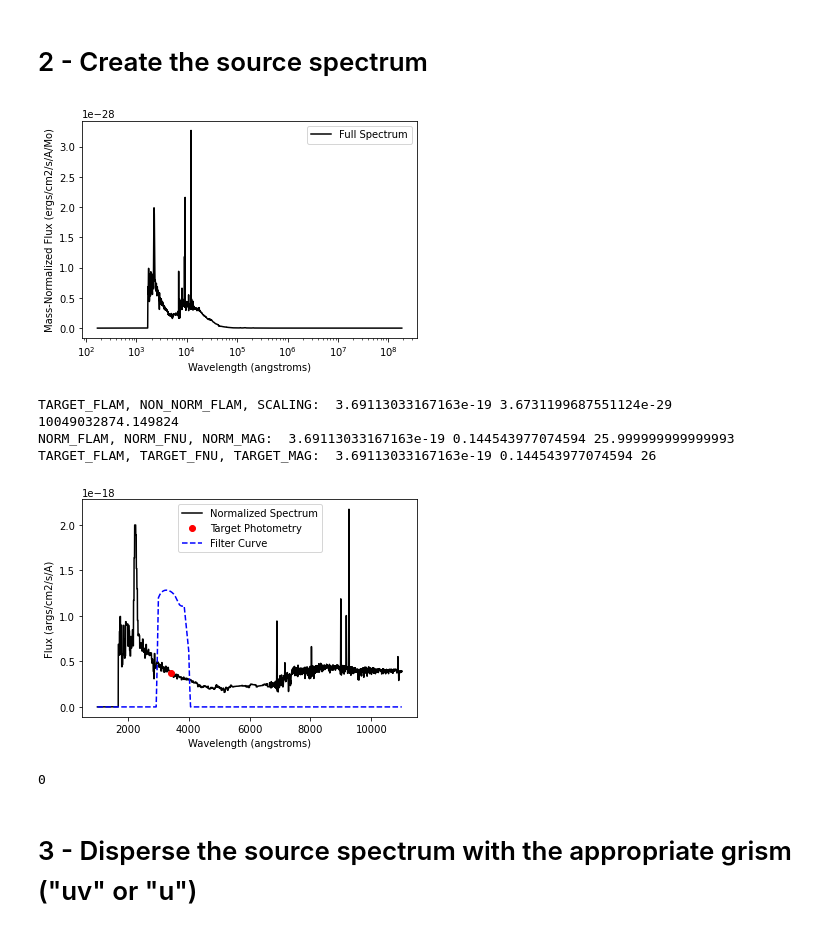
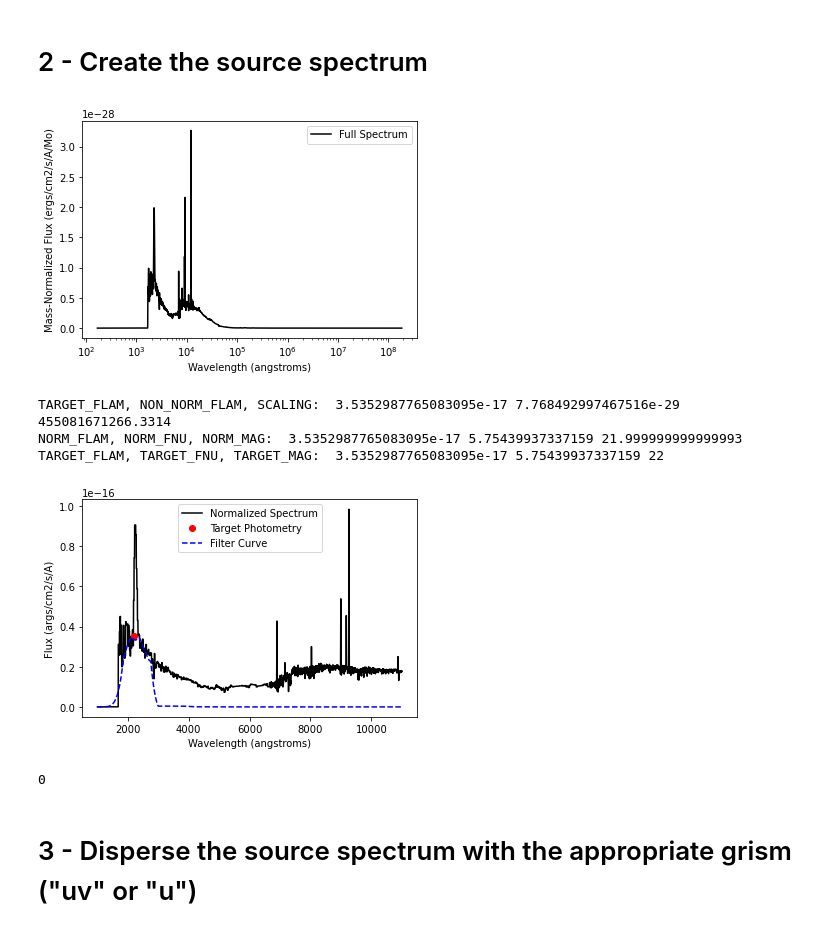
Before and after one commit to gnoir0t/ETC_grism, a Jupyter notebook: ETC_grism_notebooks/grism_etc_example.ipynb, the cells around one changed output. Drawn from its saved outputs; the diff is of its cells as text; code cells hidden in the pictures.

```diff
--- a/ETC_grism_notebooks/grism_etc_example.ipynb
+++ b/ETC_grism_notebooks/grism_etc_example.ipynb
@@ -32,26 +32,25 @@ plt.imshow(source_image)
 # %%
 #Here we generate an FSPS spectrum.
 #The user can also generate its own spectrum that can be then passed to the spectrum object with:
 #spectrum.spectrum = (wave, flux)
 #where 'wave' is the 1D wavelength array in angstroms, and 'flux' is the 1D flux array in ergs/cm2/s/A.
 
 #If running FSPS for the first time, this might take a little bit of time.
 source_redshift = 0.85 #If a redshift other than 0 is provided, then spectrum is automatically redshifted.
 fsps_params_dict = {"tau": 1, "logzsol": 0, "dust2": 0.2}
 fsps_age = 5 #Gyrs
 spectrum.spectrum_from_fsps(spectrum, fsps_params_dict=fsps_params_dict, fsps_age=fsps_age, redshift=source_redshift, check=True)
 
-
 #Normalize spectrum to a given mag in one of the CASTOR filters (uv, u or g).
-source_mag = 26
-filter_channel = "u"
+source_mag = 22
+filter_channel = "uv"
 spectrum.normalize_spectrum(spectrum, magnitude=source_mag, filter_channel=filter_channel, check=True)
 # %% [output]
 [figure]
-TARGET_FLAM, NON_NORM_FLAM, SCALING:  3.69113033167163e-19 3.6731199687551124e-29 10049032874.149824
-NORM_FLAM, NORM_FNU, NORM_MAG:  3.69113033167163e-19 0.144543977074594 25.999999999999993
-TARGET_FLAM, TARGET_FNU, TARGET_MAG:  3.69113033167163e-19 0.144543977074594 26
+TARGET_FLAM, NON_NORM_FLAM, SCALING:  3.5352987765083095e-17 7.768492997467516e-29 455081671266.3314
+NORM_FLAM, NORM_FNU, NORM_MAG:  3.5352987765083095e-17 5.75439937337159 21.999999999999993
+TARGET_FLAM, TARGET_FNU, TARGET_MAG:  3.5352987765083095e-17 5.75439937337159 22
-[figure, old version]
+[figure, new version]
 0
 # %% [markdown]
 # 3 - Disperse the source spectrum with the appropriate grism ("uv" or "u")
```
Also changed, not shown: parts of 6 cells of this notebook, 4 other files.
